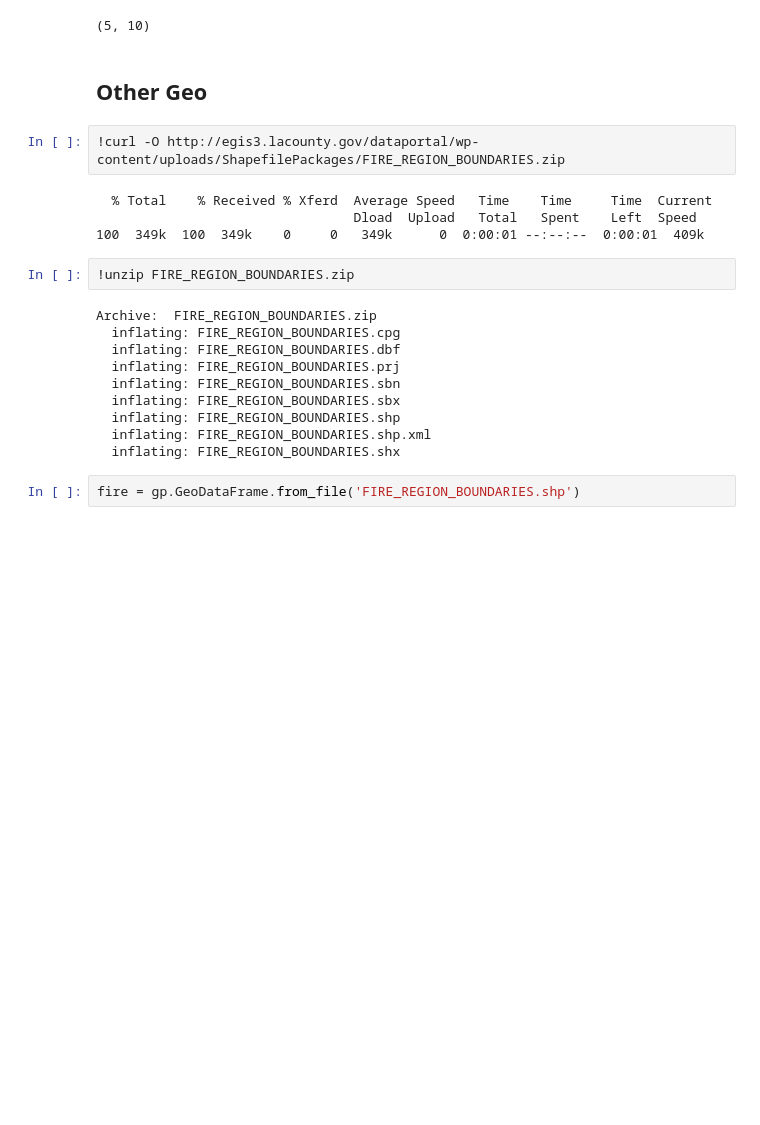
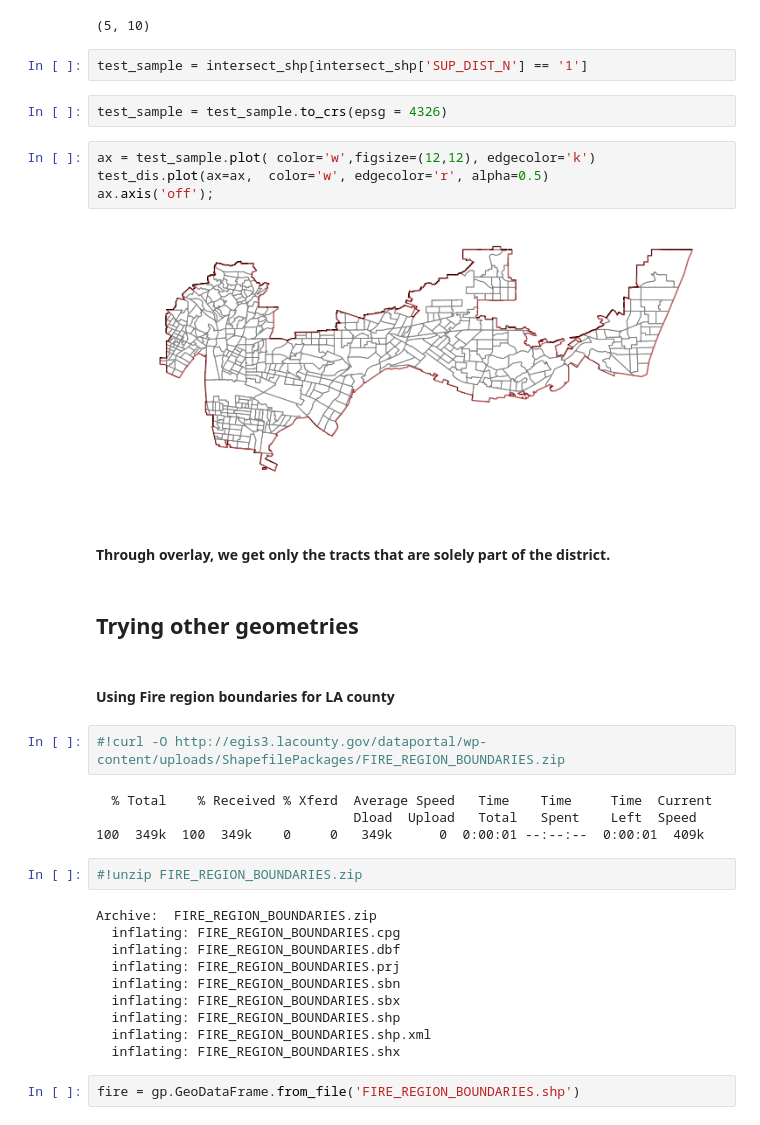
Before and after one commit to gauravcusp/ARGO_Labs, a Jupyter notebook: Merge.ipynb, the cells around one changed output. Drawn from its saved outputs; the diff is of its cells as text; blank space fills up the shorter version.

```diff
--- a/Merge.ipynb
+++ b/Merge.ipynb
@@ -137,16 +166,30 @@ tract.shape
 district.shape
 # %% [output]
 (5, 10)
-# %% [markdown]
-## Other Geo
+# %%
+test_sample = intersect_shp[intersect_shp['SUP_DIST_N'] == '1']
+# %%
+test_sample = test_sample.to_crs(epsg = 4326)
+# %%
+ax = test_sample.plot( color='w',figsize=(12,12), edgecolor='k')
+test_dis.plot(ax=ax,  color='w', edgecolor='r', alpha=0.5)
+ax.axis('off');
+# %% [output]
+[figure, added]
+# %% [markdown]
+#### Through overlay, we get only the tracts that are solely part of the district.
+# %% [markdown]
+## Trying other geometries
+# %% [markdown]
+#### Using Fire region boundaries for LA county
 # %%
-!curl -O http://egis3.lacounty.gov/dataportal/wp-content/uploads/ShapefilePackages/FIRE_REGION_BOUNDARIES.zip
+#!curl -O http://egis3.lacounty.gov/dataportal/wp-content/uploads/ShapefilePackages/FIRE_REGION_BOUNDARIES.zip
 # %% [output]
   % Total    % Received % Xferd  Average Speed   Time    Time     Time  Current
                                  Dload  Upload   Total   Spent    Left  Speed
 100  349k  100  349k    0     0   349k      0  0:00:01 --:--:--  0:00:01  409k
 # %%
-!unzip FIRE_REGION_BOUNDARIES.zip
+#!unzip FIRE_REGION_BOUNDARIES.zip
 # %% [output]
 Archive:  FIRE_REGION_BOUNDARIES.zip
   inflating: FIRE_REGION_BOUNDARIES.cpg
```
Also changed, not shown: parts of 25 cells of this notebook, 2 other files.
